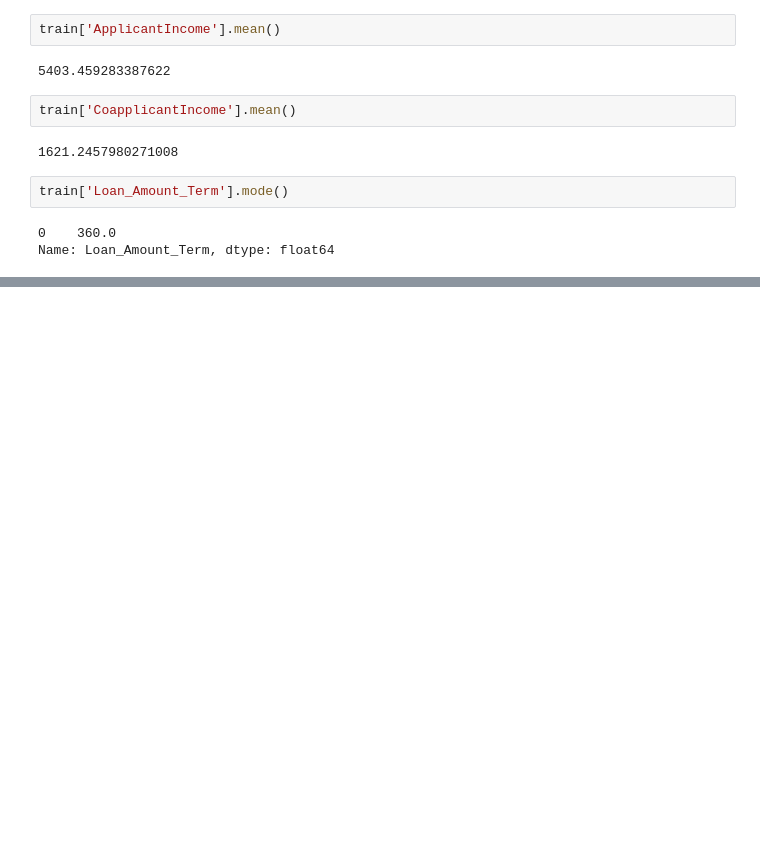
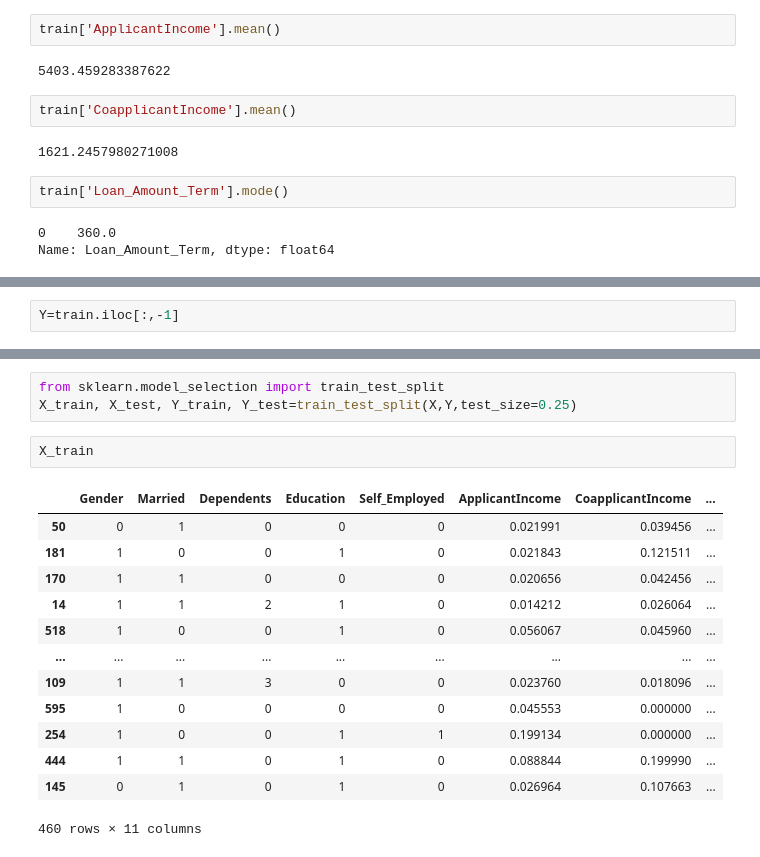
Before and after one commit to anniimishra/asignment, a Jupyter notebook: EDA.ipynb, the cells around one changed output, grey strips where cells are left out. Drawn from its saved outputs; the diff is of its cells as text; blank space fills up the shorter version.

```diff
--- a/EDA.ipynb
+++ b/EDA.ipynb
@@ -289,0 +396,2 @@ Name: Loan_Amount_Term, dtype: float64
+# %%
+Y=train.iloc[:,-1]
@@ -289,0 +429,19 @@ Name: Loan_Amount_Term, dtype: float64
+# %%
+from sklearn.model_selection import train_test_split
+X_train, X_test, Y_train, Y_test=train_test_split(X,Y,test_size=0.25)
+# %%
+X_train
+# %% [output]
+|  | Gender | Married | Dependents | Education | Self_Employed | ApplicantIncome | CoapplicantIncome | ... |
+| 50 | 0 | 1 | 0 | 0 | 0 | 0.021991 | 0.039456 | ... |
+| 181 | 1 | 0 | 0 | 1 | 0 | 0.021843 | 0.121511 | ... |
+| 170 | 1 | 1 | 0 | 0 | 0 | 0.020656 | 0.042456 | ... |
+| 14 | 1 | 1 | 2 | 1 | 0 | 0.014212 | 0.026064 | ... |
+| 518 | 1 | 0 | 0 | 1 | 0 | 0.056067 | 0.045960 | ... |
+| ... | ... | ... | ... | ... | ... | ... | ... | ... |
+| 109 | 1 | 1 | 3 | 0 | 0 | 0.023760 | 0.018096 | ... |
+| 595 | 1 | 0 | 0 | 0 | 0 | 0.045553 | 0.000000 | ... |
+| 254 | 1 | 0 | 0 | 1 | 1 | 0.199134 | 0.000000 | ... |
+| 444 | 1 | 1 | 0 | 1 | 0 | 0.088844 | 0.199990 | ... |
+| 145 | 0 | 1 | 0 | 1 | 0 | 0.026964 | 0.107663 | ... |
+460 rows × 11 columns
```
Also changed, not shown: parts of 25 cells of this notebook.
